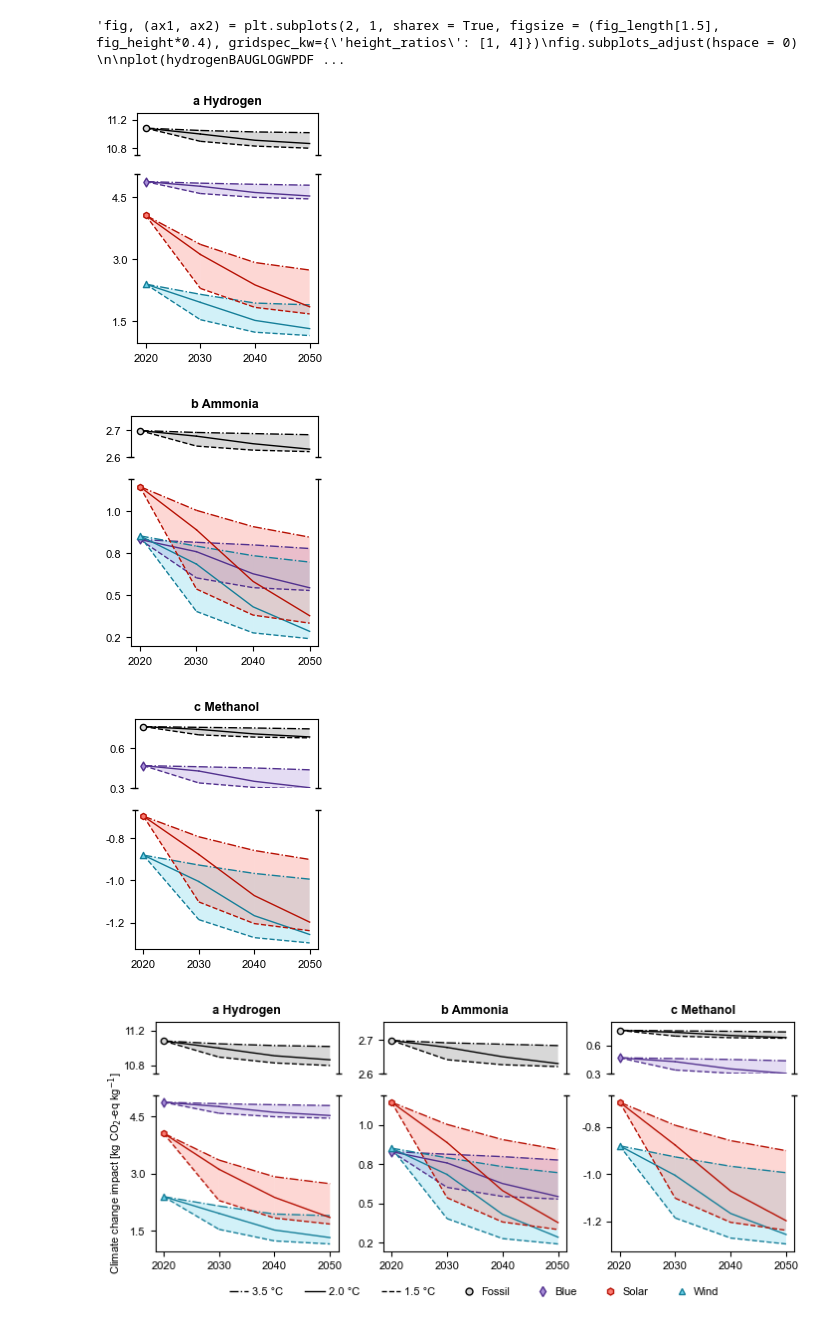
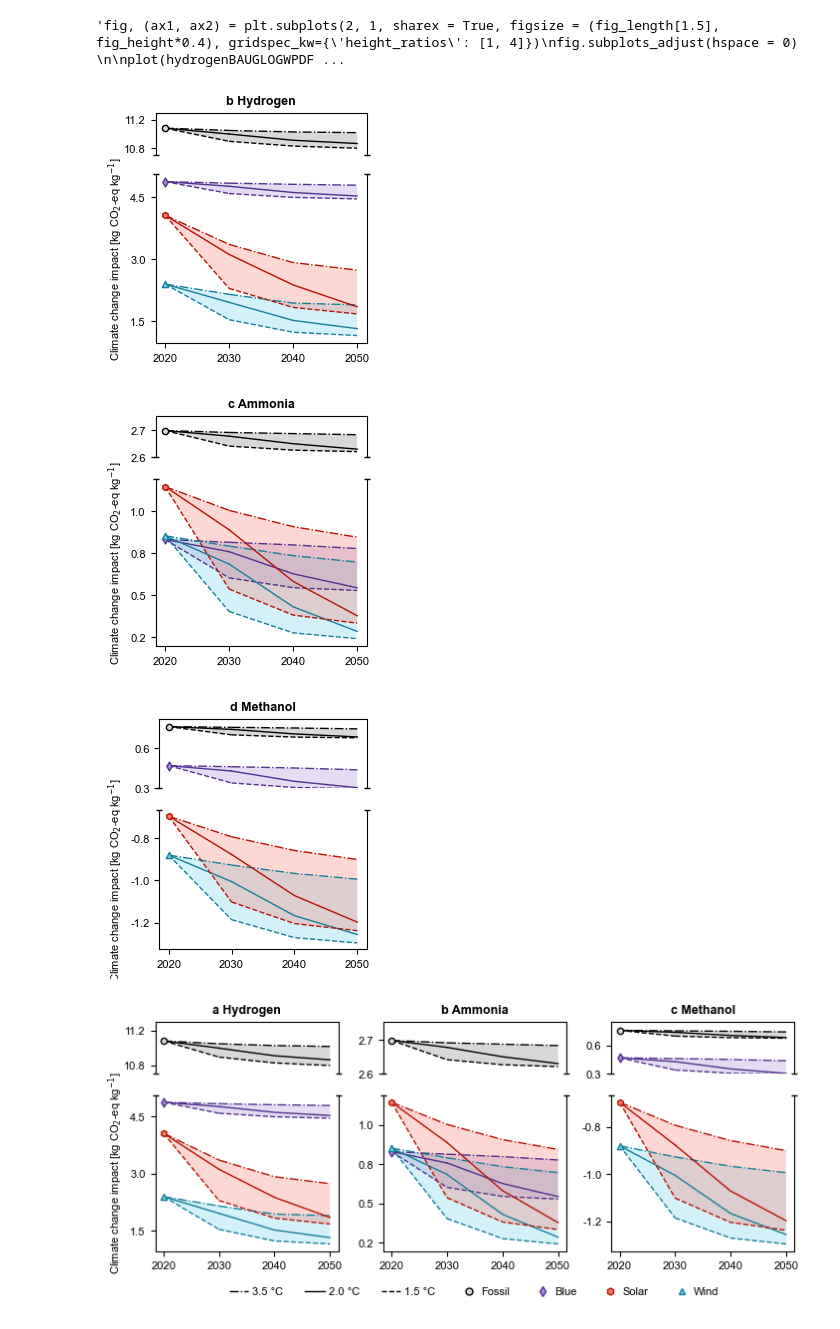
Before and after one commit to abhix2704/Prospective-LCA, a Jupyter notebook: Code/GWPPlots.ipynb, the cells around one changed output. Cells and saved outputs as stored; diff of their text form; code cells hidden in the pictures.

Commit message:
new GWP plots

```diff
--- a/Code/GWPPlots.ipynb
+++ b/Code/GWPPlots.ipynb
@@ -257,5 +259,5 @@ plt.savefig(plotPathSVG, dpi = 600, format = 'svg', bbox_inches = 'tight', facec
 # %%
-fig, (ax1, ax2) = plt.subplots(2, 1, sharex = True, figsize = (fig_length[2]/3, fig_height*0.3), gridspec_kw={'height_ratios': [1, 4]})
+fig, (ax1, ax2) = plt.subplots(2, 1, sharex = True, figsize = (fig_length[2]/2.5, fig_height*0.3), gridspec_kw={'height_ratios': [1, 4]})
 fig.subplots_adjust(hspace = 0)
 
 plot(hydrogenBAUWOElecGLOGWPDF, 'o', '#d8d8d8', 'black', '#808080', ax1, 30)
@@ -291,37 +293,38 @@ legend_elements1 = [Line2D([0], [0], color = "#000000", linestyle = "-",
 
 legend_elements2 = [Line2D([0], [0], marker = 'o', color = "none",
                                              markerfacecolor ='#d8d8d8', markeredgecolor = "#000000",
                                              label = 'Fossil', markersize = 5),
                    Line2D([0], [0], marker = 'd', color = "none",
                                              markerfacecolor ='#A78DD8', markeredgecolor = "#52318E",
                                              label = 'Blue', markersize = 5),
                    Line2D([0], [0], marker = 'h', color = "none",
                                              markerfacecolor ='#FB7B71', markeredgecolor = "#B71205",
                                              label = 'Solar', markersize = 5),
                    Line2D([0], [0], marker = '^', color = "none",
                                              markerfacecolor ='#6DD2EA', markeredgecolor = "#167F99",
                                              label = 'Wind', markersize = 5),]
 
 # legend1 = fig.legend(handles = legend_elements2, frameon = False, loc = "upper center", ncol = 4,
 #           prop={"size":8}, bbox_to_anchor=(0.53, 0.02), handletextpad = 0.1)
 
 # legend2 = fig.legend(handles = legend_elements1, frameon = False, loc = "center left", ncol = 1,
 #           prop={"size":8}, bbox_to_anchor=(0.12, 0.2), handletextpad = 0.1)
 
-ax1.set_title('a Hydrogen', fontweight = 'bold', fontsize = fontsize_title)
+ax1.set_title('b Hydrogen', fontweight = 'bold', fontsize = fontsize_title)
+ax2.set_ylabel('Climate change impact [kg CO$_\mathrm{2}$-eq kg$^\mathrm{-1}$]')
 
 # for i in range(len(legend2.legend_handles)):
 #     handle = legend2.legend_handles[i]
 #     handle.set_xdata([0, 4, 14])
 
 plotPathPNG = os.path.join('..', 'Plots', 'Phase 2', 'GWP', 'Hydrogen image SSP2 GLO.png')
 plotPathSVG = os.path.join('..', 'Plots', 'Phase 2', 'GWP', 'Hydrogen image SSP2 GLO.svg')
 plt.savefig(plotPathPNG, dpi = 600, format = 'png', bbox_inches = 'tight', facecolor = 'w')
 plt.savefig(plotPathSVG, dpi = 600, format = 'svg', bbox_inches = 'tight', facecolor = 'w')
 # %% [output]
-[figure, old version]
+[figure, new version]
 # %%
-fig, (ax1, ax2) = plt.subplots(2, 1, sharex = True, figsize = (fig_length[2]/3, fig_height*0.3), gridspec_kw={'height_ratios': [1, 4]})
+fig, (ax1, ax2) = plt.subplots(2, 1, sharex = True, figsize = (fig_length[2]/2.5, fig_height*0.3), gridspec_kw={'height_ratios': [1, 4]})
 fig.subplots_adjust(hspace = 0)
 
 plot(ammoniaBAUGLOGWPDF, 'o', '#d8d8d8', 'black', '#808080', ax1, 30)
@@ -376,7 +379,8 @@ legend_elements2 = [Line2D([0], [0], marker = 'o', color = "none",
 # legend2 = fig.legend(handles = legend_elements1, frameon = False, loc = "center left", ncol = 1,
 #           prop={"size":8}, bbox_to_anchor=(0.12, 0.2), handletextpad = 0.1)
 
-ax1.set_title('b Ammonia', fontweight = 'bold', fontsize = fontsize_title)
+ax1.set_title('c Ammonia', fontweight = 'bold', fontsize = fontsize_title)
+ax2.set_ylabel('Climate change impact [kg CO$_\mathrm{2}$-eq kg$^\mathrm{-1}$]')
 
 # for i in range(len(legend2.legend_handles)):
 #     handle = legend2.legend_handles[i]
@@ -387,9 +391,9 @@ plotPathSVG = os.path.join('..', 'Plots', 'Phase 2', 'GWP', 'Ammonia image SSP2
 plt.savefig(plotPathPNG, dpi = 600, format = 'png', bbox_inches = 'tight', facecolor = 'w')
 plt.savefig(plotPathSVG, dpi = 600, format = 'svg', bbox_inches = 'tight', facecolor = 'w')
 # %% [output]
-[figure, old version]
+[figure, new version]
 # %%
-fig, (ax1, ax2) = plt.subplots(2, 1, sharex = True, figsize = (fig_length[2]/3, fig_height*0.3), gridspec_kw={'height_ratios': [1, 2]})
+fig, (ax1, ax2) = plt.subplots(2, 1, sharex = True, figsize = (fig_length[2]/2.5, fig_height*0.3), gridspec_kw={'height_ratios': [1, 2]})
 fig.subplots_adjust(hspace = 0)
 
 plot(methanolBAUGLOGWPDF, 'o', '#d8d8d8', 'black', '#808080', ax1, 30)
@@ -442,7 +446,8 @@ legend_elements2 = [Line2D([0], [0], marker = 'o', color = "none",
 # legend2 = fig.legend(handles = legend_elements1, frameon = False, loc = "center left", ncol = 1,
 #           prop={"size":8}, bbox_to_anchor=(0.13, 0.2), handletextpad = 0.1)
 
-ax1.set_title('c Methanol', fontweight = 'bold', fontsize = fontsize_title)
+ax1.set_title('d Methanol', fontweight = 'bold', fontsize = fontsize_title)
+ax2.set_ylabel('Climate change impact [kg CO$_\mathrm{2}$-eq kg$^\mathrm{-1}$]')
 
 # for i in range(len(legend2.legend_handles)):
 #     handle = legend2.legend_handles[i]
@@ -453,7 +458,7 @@ plotPathSVG = os.path.join('..', 'Plots', 'Phase 2', 'GWP', 'Methanol image SSP2
 plt.savefig(plotPathPNG, dpi = 600, format = 'png', bbox_inches = 'tight', facecolor = 'w')
 plt.savefig(plotPathSVG, dpi = 600, format = 'svg', bbox_inches = 'tight', facecolor = 'w')
 # %% [output]
-[figure, old version]
+[figure, new version]
 # %%
 height_ratios = [[1, 4], [1, 2]]
 fig, ax = plt.subplots(2, 3, sharex = True, figsize = (fig_length[2], fig_height*0.3), gridspec_kw={'height_ratios': [1, 3]})
```
Also changed, not shown: parts of 1 cell of this notebook, 10 other files.
